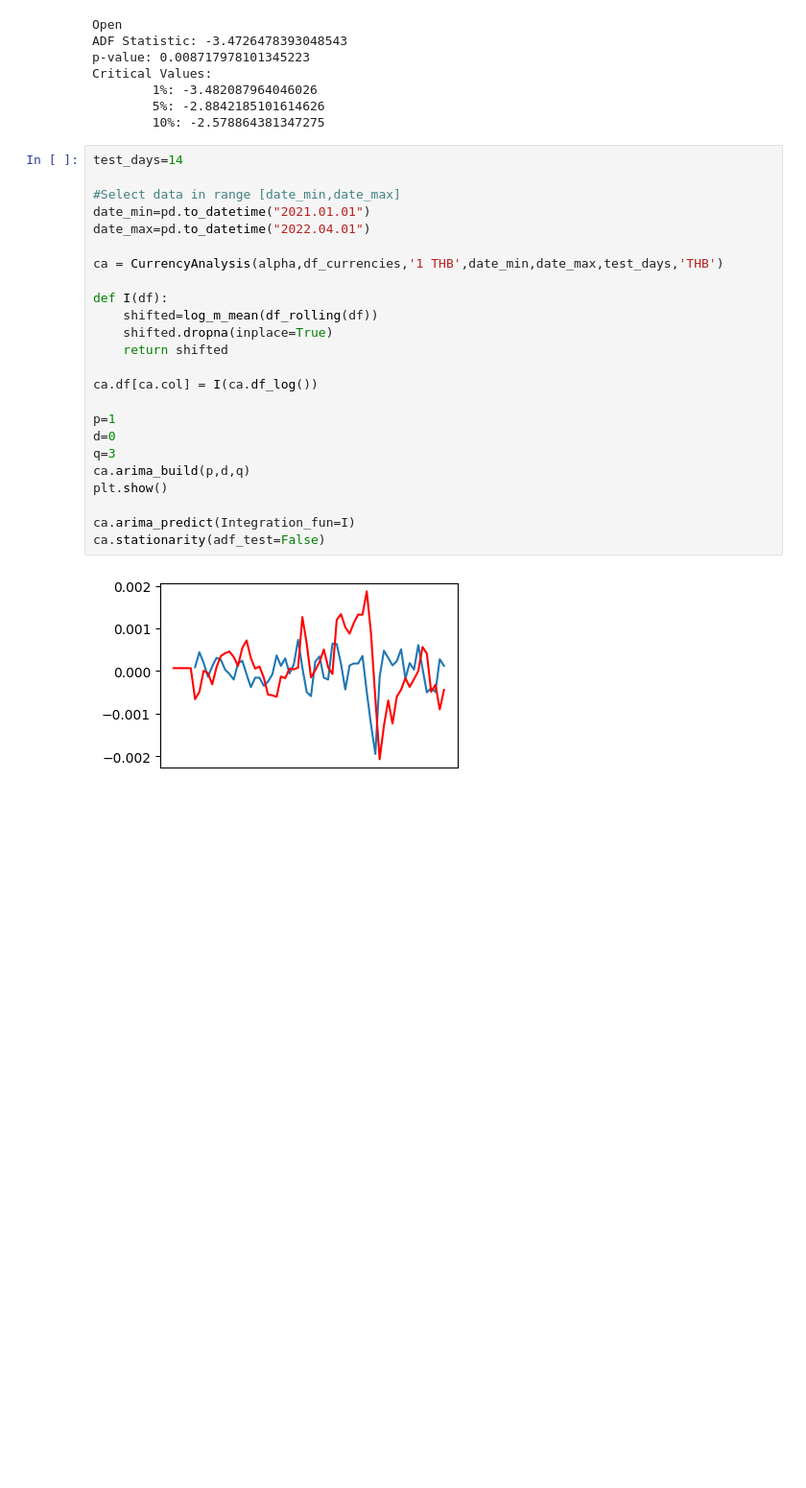
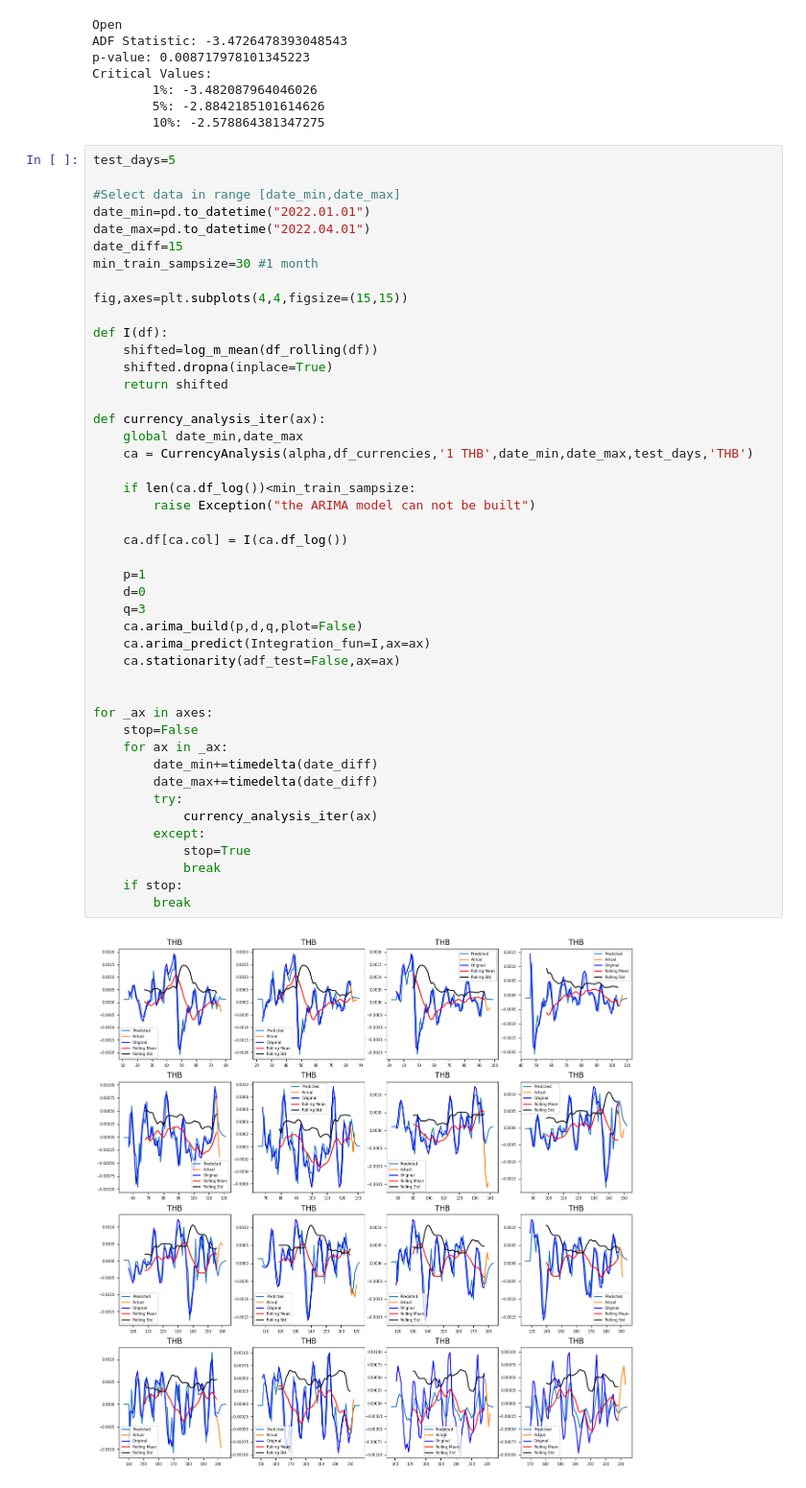
Before and after one commit to al3xkras/arima-python-examples, a Jupyter notebook: arima-currency-analysis/CurrencyAnalysis-ARIMA.ipynb, the cells around one changed output. Shown: that part at 96% size. Saved outputs shown, nothing was run; the diff lists cells and outputs as text; blank space fills up the shorter version.

Commit message:
Iterative build ARIMA & predict; display results in a 4x4 matplotlib subplot grid

```diff
--- a/arima-currency-analysis/CurrencyAnalysis-ARIMA.ipynb
+++ b/arima-currency-analysis/CurrencyAnalysis-ARIMA.ipynb
@@ -361,28 +295,49 @@ Critical Values:
         5%: -2.8842185101614626
         10%: -2.578864381347275
 # %%
-test_days=14
+test_days=5
 
 #Select data in range [date_min,date_max]
-date_min=pd.to_datetime("2021.01.01")
+date_min=pd.to_datetime("2022.01.01")
 date_max=pd.to_datetime("2022.04.01")
+date_diff=15
+min_train_sampsize=30 #1 month
 
-ca = CurrencyAnalysis(alpha,df_currencies,'1 THB',date_min,date_max,test_days,'THB')
+fig,axes=plt.subplots(4,4,figsize=(15,15))
 
 def I(df):
     shifted=log_m_mean(df_rolling(df))
     shifted.dropna(inplace=True)
     return shifted
 
-ca.df[ca.col] = I(ca.df_log())
+def currency_analysis_iter(ax):
+    global date_min,date_max
+    ca = CurrencyAnalysis(alpha,df_currencies,'1 THB',date_min,date_max,test_days,'THB')
 
-p=1
-d=0
-q=3
-ca.arima_build(p,d,q)
-plt.show()
+    if len(ca.df_log())<min_train_sampsize:
+        raise Exception("the ARIMA model can not be built")
 
-ca.arima_predict(Integration_fun=I)
-ca.stationarity(adf_test=False)
+    ca.df[ca.col] = I(ca.df_log())
+
+    p=1
+    d=0
+    q=3
+    ca.arima_build(p,d,q,plot=False)
+    ca.arima_predict(Integration_fun=I,ax=ax)
+    ca.stationarity(adf_test=False,ax=ax)
+
+
+for _ax in axes:
+    stop=False
+    for ax in _ax:
+        date_min+=timedelta(date_diff)
+        date_max+=timedelta(date_diff)
+        try:
+            currency_analysis_iter(ax)
+        except:
+            stop=True
+            break
+    if stop:
+        break
 # %% [output]
-[figure, old version]
+[figure, new version]
```
Also changed, not shown: parts of 3 cells of this notebook.
